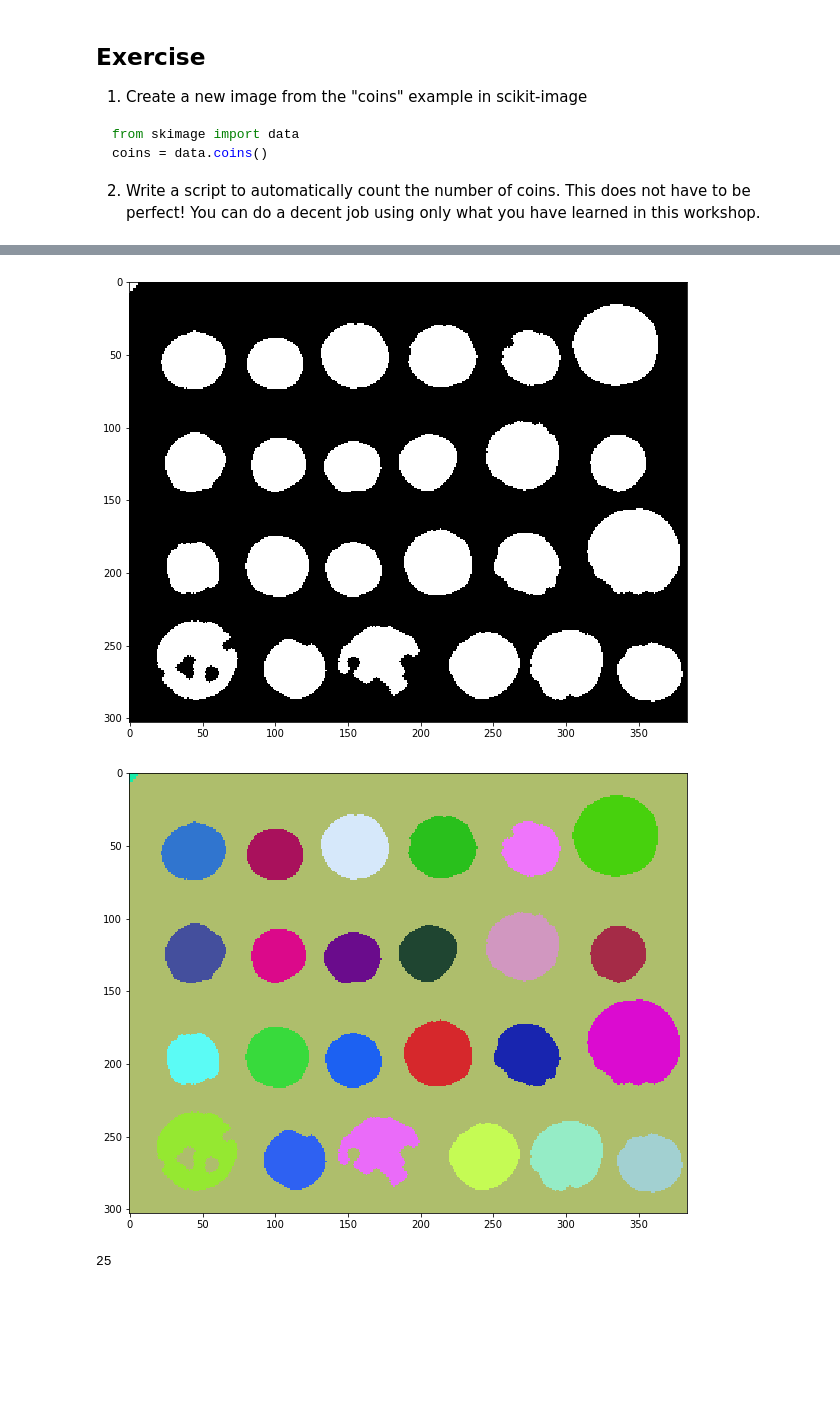
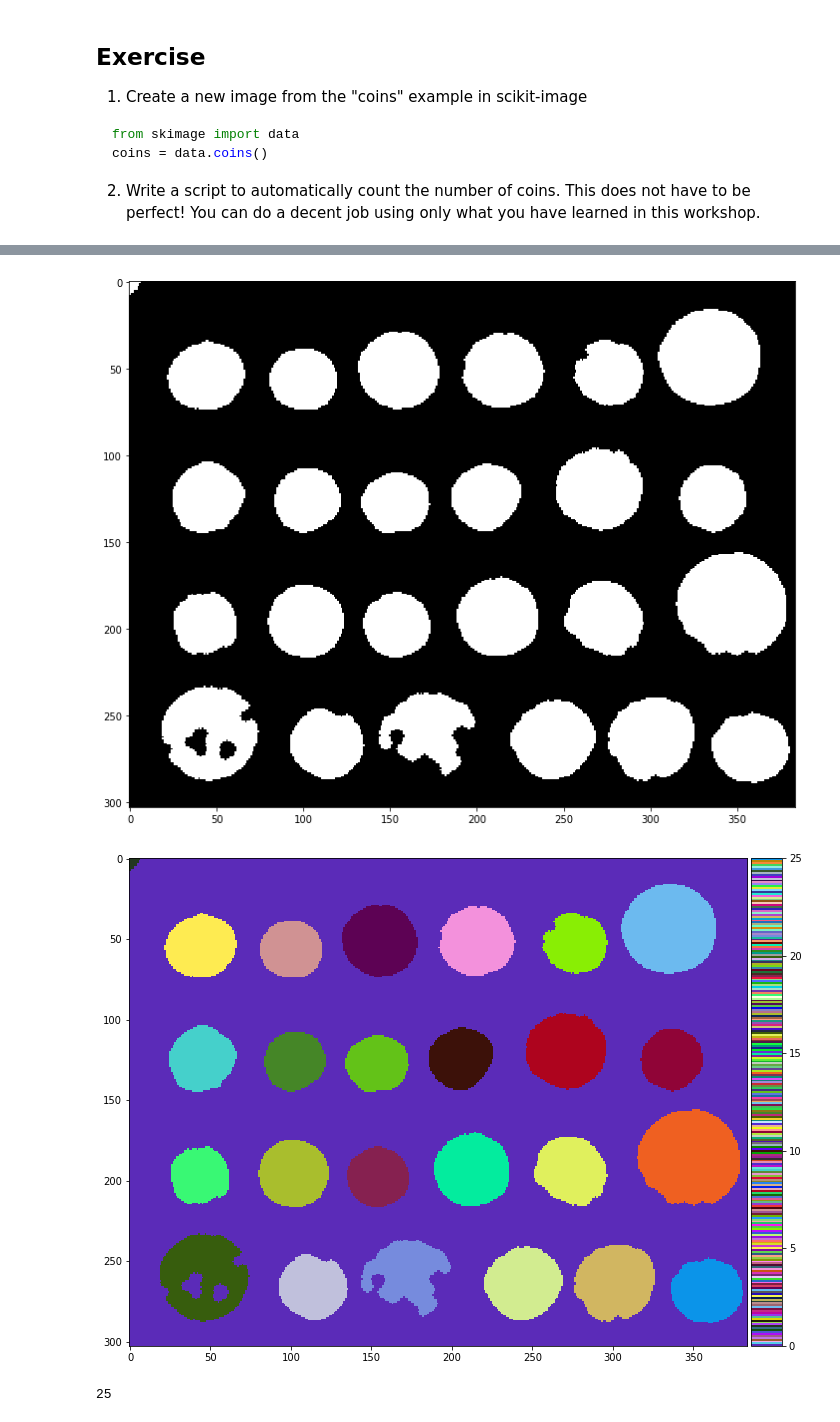
Before and after one commit to cxt106/PythonImagingBasic, a Jupyter notebook: lessons/solutions/4-Morphology and Segmentation (with solutions).ipynb, the cells around one changed output, grey strips where cells are left out. Drawn from its saved outputs; the diff is of its cells as text; code cells hidden in the pictures; blank space fills up the shorter version.

```diff
--- a/lessons/solutions/4-Morphology and Segmentation (with solutions).ipynb
+++ b/lessons/solutions/4-Morphology and Segmentation (with solutions).ipynb
@@ -294,17 +291,17 @@ plt.imshow(coins_closed, cmap='gray');
 # opening will clean up some noise
 selem = morphology.disk(3)
 coins_opened = morphology.opening(coins_closed, selem=selem)
-plt.imshow(coins_opened, cmap='gray');
+io.imshow(coins_opened);
 # %% [output]
-[figure, old version]
+[figure, new version]
 # %%
 # find connected regions and check
 coins_label = measure.label(coins_opened)
 random_cmap = matplotlib.colors.ListedColormap (np.random.rand ( 256,3))
 
-plt.imshow(coins_label, cmap=random_cmap);
+io.imshow(coins_label, cmap=random_cmap);
 # %% [output]
-[figure, old version]
+[figure, new version]
 # %%
 # remember background is zero, so the max value will be equal to the number of
 # non-background objects
```
Also changed, not shown: parts of 30 cells of this notebook, 2 other files.
